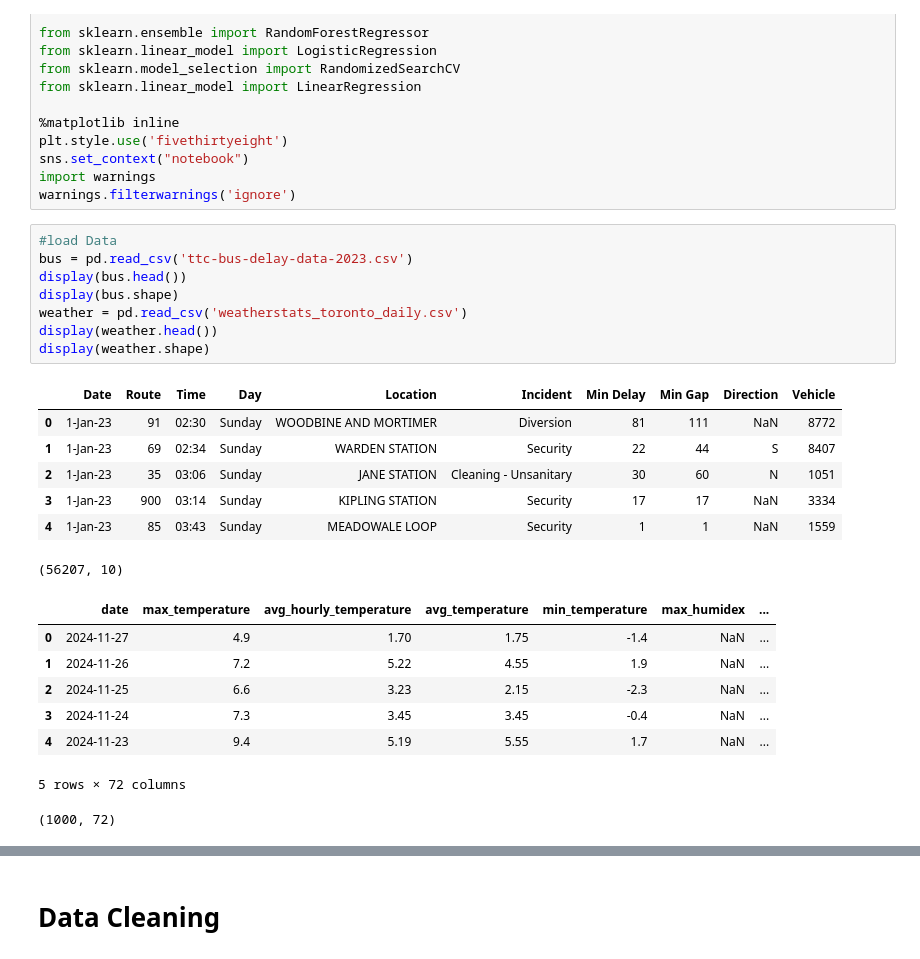
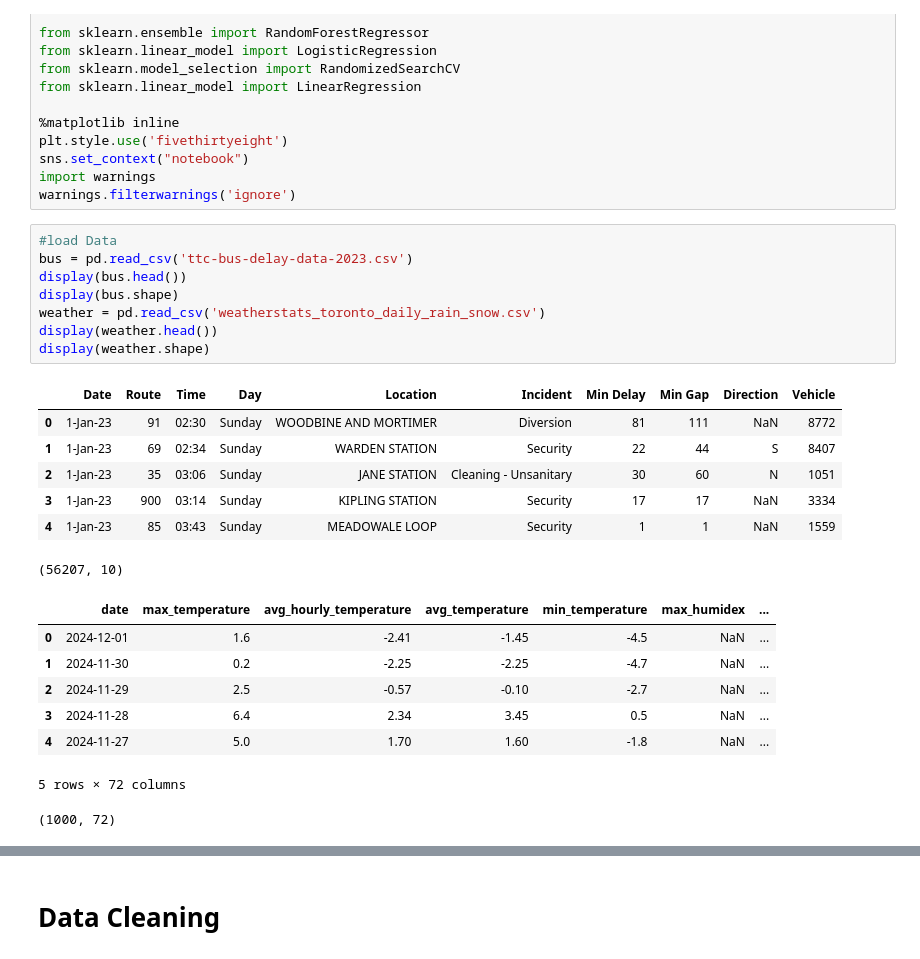
Before and after one commit to roman12b/Big_Project_TTC_Delays, a Jupyter notebook: bus_delay.ipynb, the cells around one changed output, grey strips where cells are left out. Saved outputs shown, nothing was run; the diff lists cells and outputs as text.

```diff
--- a/bus_delay.ipynb
+++ b/bus_delay.ipynb
@@ -24,25 +24,25 @@ warnings.filterwarnings('ignore')
 # %%
 #load Data
 bus = pd.read_csv('ttc-bus-delay-data-2023.csv')
 display(bus.head())
 display(bus.shape)
-weather = pd.read_csv('weatherstats_toronto_daily.csv')
+weather = pd.read_csv('weatherstats_toronto_daily_rain_snow.csv')
 display(weather.head())
 display(weather.shape)
 # %% [output]
 |  | Date | Route | Time | Day | Location | Incident | Min Delay | Min Gap | Direction | Vehicle |
 | 0 | 1-Jan-23 | 91 | 02:30 | Sunday | WOODBINE AND MORTIMER | Diversion | 81 | 111 | NaN | 8772 |
 | 1 | 1-Jan-23 | 69 | 02:34 | Sunday | WARDEN STATION | Security | 22 | 44 | S | 8407 |
 | 2 | 1-Jan-23 | 35 | 03:06 | Sunday | JANE STATION | Cleaning - Unsanitary | 30 | 60 | N | 1051 |
 | 3 | 1-Jan-23 | 900 | 03:14 | Sunday | KIPLING STATION | Security | 17 | 17 | NaN | 3334 |
 | 4 | 1-Jan-23 | 85 | 03:43 | Sunday | MEADOWALE LOOP | Security | 1 | 1 | NaN | 1559 |
 (56207, 10)
 |  | date | max_temperature | avg_hourly_temperature | avg_temperature | min_temperature | max_humidex | ... |
-| 0 | 2024-11-27 | 4.9 | 1.70 | 1.75 | -1.4 | NaN | ... |
-| 1 | 2024-11-26 | 7.2 | 5.22 | 4.55 | 1.9 | NaN | ... |
-| 2 | 2024-11-25 | 6.6 | 3.23 | 2.15 | -2.3 | NaN | ... |
-| 3 | 2024-11-24 | 7.3 | 3.45 | 3.45 | -0.4 | NaN | ... |
-| 4 | 2024-11-23 | 9.4 | 5.19 | 5.55 | 1.7 | NaN | ... |
+| 0 | 2024-12-01 | 1.6 | -2.41 | -1.45 | -4.5 | NaN | ... |
+| 1 | 2024-11-30 | 0.2 | -2.25 | -2.25 | -4.7 | NaN | ... |
+| 2 | 2024-11-29 | 2.5 | -0.57 | -0.10 | -2.7 | NaN | ... |
+| 3 | 2024-11-28 | 6.4 | 2.34 | 3.45 | 0.5 | NaN | ... |
+| 4 | 2024-11-27 | 5.0 | 1.70 | 1.60 | -1.8 | NaN | ... |
 5 rows × 72 columns
 (1000, 72)
 # %%
```
Also changed, not shown: parts of 23 cells of this notebook.
